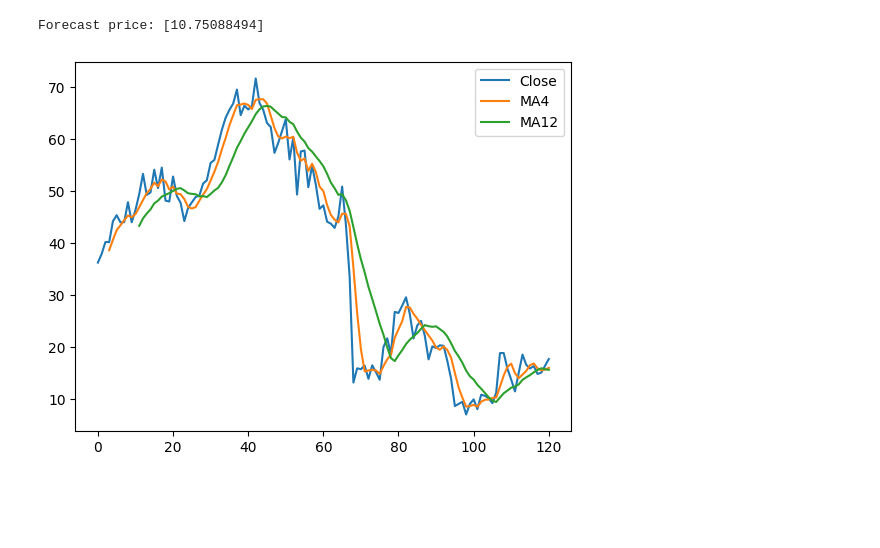
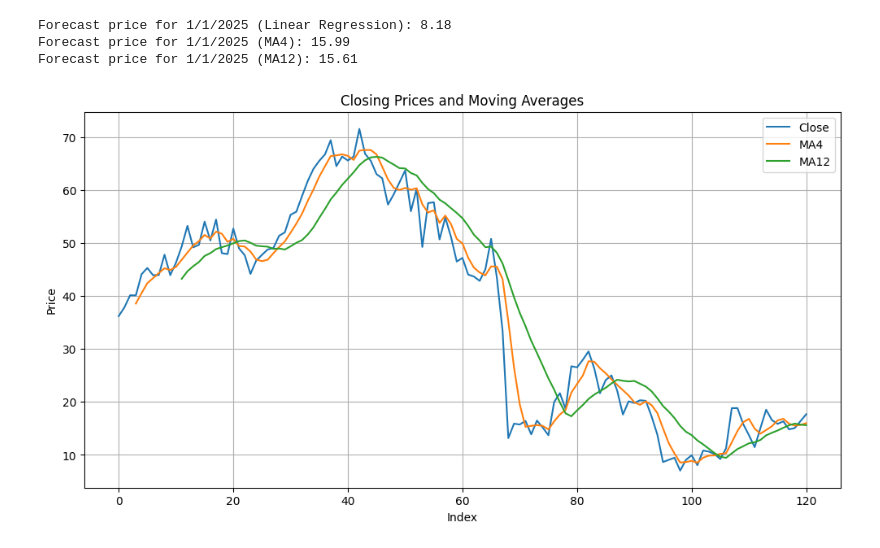
Before and after one commit to syeda7/Statistic-Forecast-code, a Jupyter notebook: Code Forecast.ipynb, the cells around one changed output. Drawn from its saved outputs; the diff is of its cells as text; code cells hidden in the pictures; blank space fills up the shorter version.

```diff
--- a/Code Forecast.ipynb
+++ b/Code Forecast.ipynb
@@ -1,36 +1,55 @@
 # %%
 import pandas as pd
 import matplotlib.pyplot as plt
 from sklearn.linear_model import LinearRegression
 
 data = pd.read_excel("/Forcast Prices.xlsx")
 
 # Create time index
 data["Index"] = range(1, len(data)+1)
 
 # Moving averages
 data["MA4"] = data["Close"].rolling(4).mean()
 data["MA12"] = data["Close"].rolling(12).mean()
 
 # Regression model
 X = data[["Index"]]
 y = data["Close"]
 
 model = LinearRegression()
 model.fit(X,y)
 
-# Forecast next value
-next_index = [[len(data)+1]]
-forecast = model.predict(next_index)
+# Assuming data is monthly and the last entry (Index 121) is June 2024.
+# To forecast for 1/1/2025 (January 2025), we need to determine the corresponding Index.
+# June 2024 (Index 121) -> July 2024 (122) -> ... -> Jan 2025 (128)
+index_for_2025_01_01 = len(data) + 7
 
-print("Forecast price:", forecast)
+# 1. Forecast the closing price for 1/1/25 using simple linear regression
+forecast_lr_2025_01_01 = model.predict([[index_for_2025_01_01]])
+print(f"Forecast price for 1/1/2025 (Linear Regression): {forecast_lr_2025_01_01[0]:.2f}")
+
+# 2. Forecast the closing price for 1/1/25 using moving average of 4 periods
+# For future forecasts with MA, we typically use the last calculated MA value.
+forecast_ma4_2025_01_01 = data["MA4"].iloc[-1]
+print(f"Forecast price for 1/1/2025 (MA4): {forecast_ma4_2025_01_01:.2f}")
+
+# 3. Forecast the closing price for 1/1/25 using moving average of 12 periods
+forecast_ma12_2025_01_01 = data["MA12"].iloc[-1]
+print(f"Forecast price for 1/1/2025 (MA12): {forecast_ma12_2025_01_01:.2f}")
 
 # Visualization
+plt.figure(figsize=(12, 6))
 plt.plot(data["Close"], label="Close")
 plt.plot(data["MA4"], label="MA4")
 plt.plot(data["MA12"], label="MA12")
+plt.title("Closing Prices and Moving Averages")
+plt.xlabel("Index")
+plt.ylabel("Price")
 plt.legend()
+plt.grid(True)
 plt.show()
 # %% [output]
-Forecast price: [10.75088494]
+Forecast price for 1/1/2025 (Linear Regression): 8.18
+Forecast price for 1/1/2025 (MA4): 15.99
+Forecast price for 1/1/2025 (MA12): 15.61
-[figure, old version]
+[figure, new version]
```
